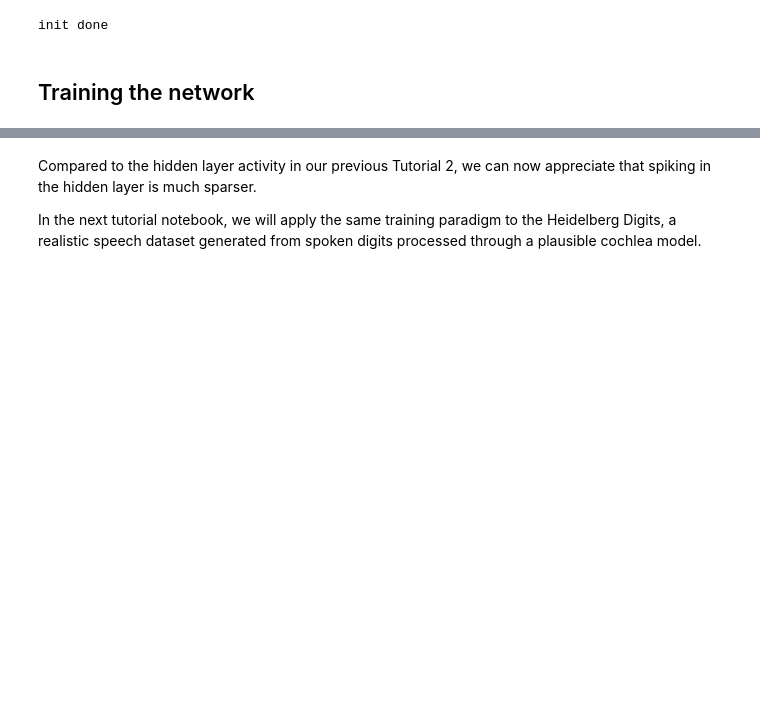
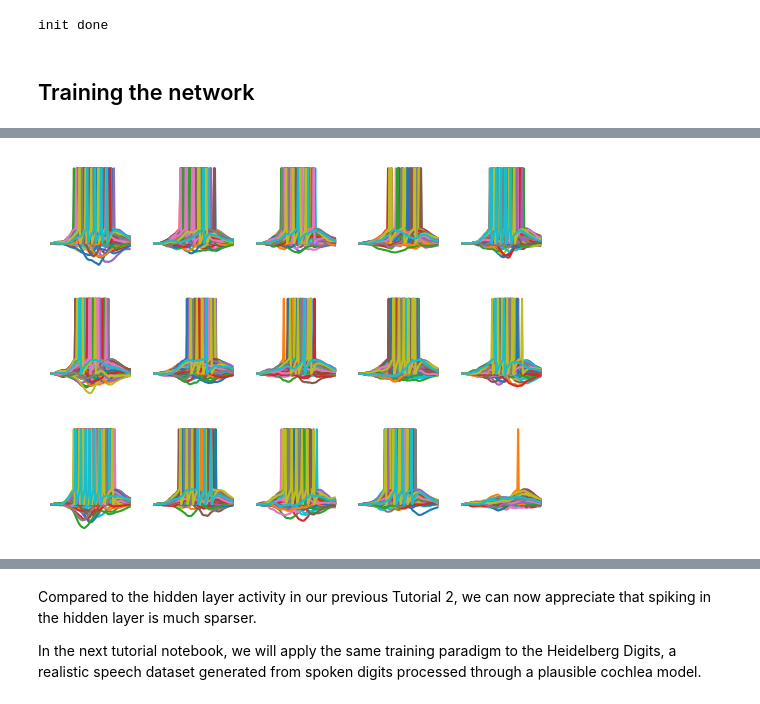
Before and after one commit to nalinir/spytorch, a Jupyter notebook: notebooks/SpyTorchTutorial3_withNMNIST.ipynb, the cells around one changed output, grey strips where cells are left out. Cells and saved outputs as stored; diff of their text form; code cells hidden in the pictures; blank space fills up the shorter version.

```diff
--- a/notebooks/SpyTorchTutorial3_withNMNIST.ipynb
+++ b/notebooks/SpyTorchTutorial3_withNMNIST.ipynb
@@ -435,6 +435,11 @@ x_batch, y_batch = get_mini_batch(test_loader)
 x_batch = x_batch.to(device)
 output, other_recordings = run_snn(x_batch)
 mem_rec, spk_rec = other_recordings
+# %%
+fig=plt.figure(dpi=100)
+plot_voltage_traces(mem_rec, spk_rec)
+# %% [output]
+[figure, added]
 # %%
 fig=plt.figure(dpi=100)
 plot_voltage_traces(output)
```
Also changed, not shown: parts of 9 cells of this notebook, 4 other files.
